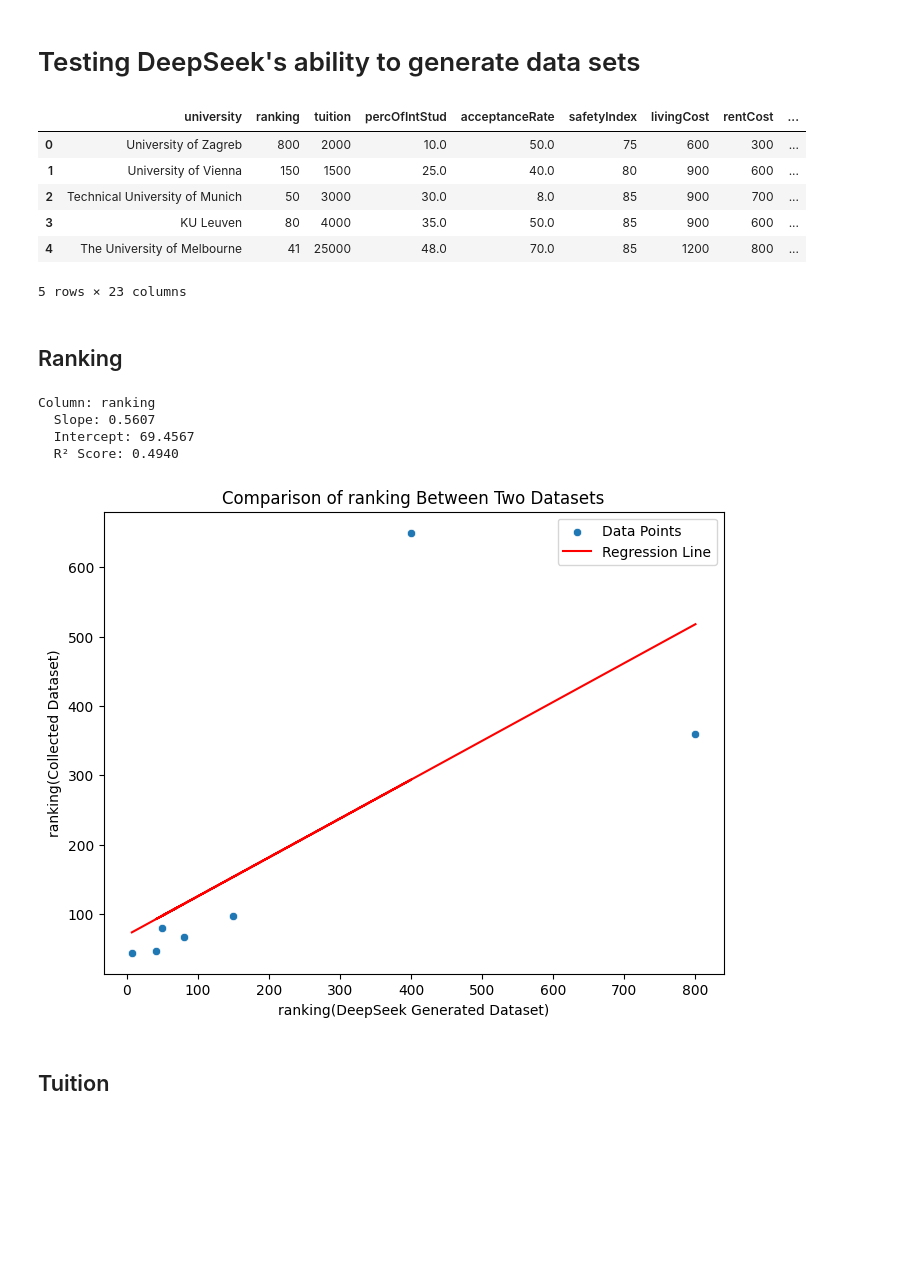
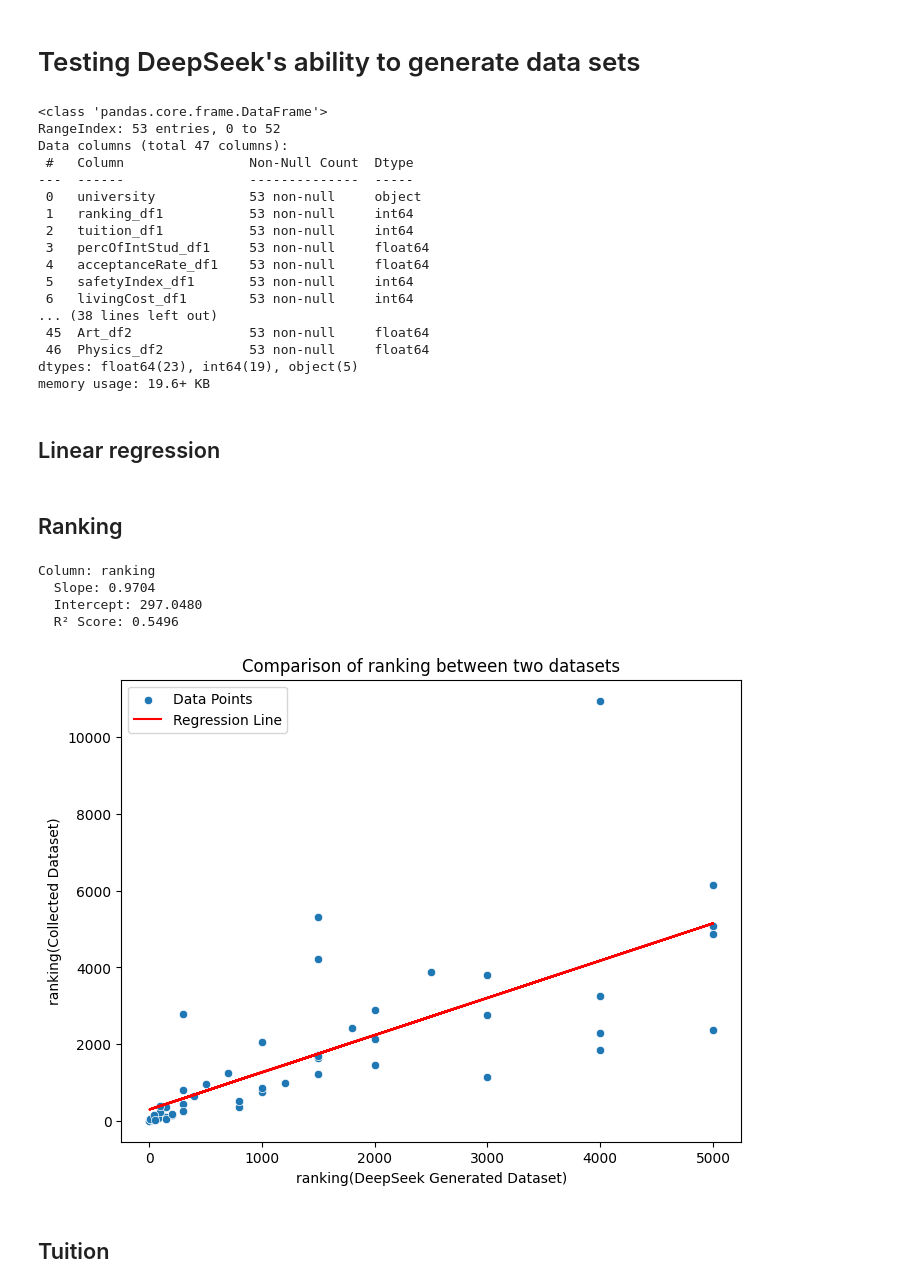
Before and after one commit to IvanDzanija/UniMatch, a Jupyter notebook: datasets/notebooks/deepseekComparison.ipynb, the cells around one changed output. Cells and saved outputs as stored; diff of their text form; code cells hidden in the pictures; blank space fills up the shorter version.

```diff
--- a/datasets/notebooks/deepseekComparison.ipynb
+++ b/datasets/notebooks/deepseekComparison.ipynb
@@ -15,18 +16,28 @@ compDF = pd.read_csv("../completeDatasets/pricesComplete.csv")
 # dsDF.info()
 # compDF.info()
 
-dsDF["university"] = dsDF['university'].str.replace(r"\s*\(.*\)", "", regex=True)
 for col in ["acceptanceRate", "percOfIntStud"]:
     dsDF[col] = dsDF[col].str.replace('%', '', regex=False).astype(float)
 
 merged_df = dsDF.merge(compDF, on="university", suffixes=("_df1", "_df2"))
-regressor = LinearRegression()
-r2_scores = {}
+merged_df.info()
 # %% [output]
-|  | university | ranking | tuition | percOfIntStud | acceptanceRate | safetyIndex | livingCost | rentCost | ... |
-| 0 | University of Zagreb | 800 | 2000 | 10.0 | 50.0 | 75 | 600 | 300 | ... |
-| 1 | University of Vienna | 150 | 1500 | 25.0 | 40.0 | 80 | 900 | 600 | ... |
-| 2 | Technical University of Munich | 50 | 3000 | 30.0 | 8.0 | 85 | 900 | 700 | ... |
-| 3 | KU Leuven | 80 | 4000 | 35.0 | 50.0 | 85 | 900 | 600 | ... |
-| 4 | The University of Melbourne | 41 | 25000 | 48.0 | 70.0 | 85 | 1200 | 800 | ... |
-5 rows × 23 columns
+<class 'pandas.core.frame.DataFrame'>
+RangeIndex: 53 entries, 0 to 52
+Data columns (total 47 columns):
+ #   Column                Non-Null Count  Dtype
+---  ------                --------------  -----
+ 0   university            53 non-null     object
+ 1   ranking_df1           53 non-null     int64
+ 2   tuition_df1           53 non-null     int64
+ 3   percOfIntStud_df1     53 non-null     float64
+ 4   acceptanceRate_df1    53 non-null     float64
+ 5   safetyIndex_df1       53 non-null     int64
+ 6   livingCost_df1        53 non-null     int64
+... (38 lines left out)
+ 45  Art_df2               53 non-null     float64
+ 46  Physics_df2           53 non-null     float64
+dtypes: float64(23), int64(19), object(5)
+memory usage: 19.6+ KB
+# %% [markdown]
+## Linear regression
@@ -35,37 +49,48 @@ r2_scores = {}
 # %%
 column = "ranking"
 
-X = merged_df[[column + '_df1']].values
-y = merged_df[column + '_df2'].values
+X_init = merged_df[[column + '_df1']].values
+y_init = merged_df[column + '_df2'].values
+
+X = list()
+y = list()
+columnX = list()
+columnY = list()
+for index in range(len(X_init)):
+    if math.isnan(X_init[index][0]) or math.isnan(y_init[index]):
+        continue
+    else:
+        X.append(X_init[index])
+        y.append(y_init[index])
+        columnX.append(X_init[index][0])
+        columnY.append(y_init[index])
 
 regressor.fit(X, y)
 y_pred = regressor.predict(X)
 
 r2 = r2_score(y, y_pred)
 r2_scores[column] = r2
 
 print(f"Column: {column}")
 print(f"  Slope: {regressor.coef_[0]:.4f}")
 print(f"  Intercept: {regressor.intercept_:.4f}")
 print(f"  R² Score: {r2:.4f}\n")
 
 plt.figure(figsize=(8, 6))
-columnX = column + "_df1"
-columnY = column + "_df2"
-sns.scatterplot(x=merged_df[columnX], y=merged_df[columnY], label='Data Points')
-plt.plot(merged_df[columnX], y_pred, color='red', label='Regression Line')
+sns.scatterplot(x= columnX , y = columnY, label='Data Points')
+plt.plot(columnX, y_pred, color='red', label='Regression Line')
 
 plt.xlabel(column + "(DeepSeek Generated Dataset)")
 plt.ylabel(column + "(Collected Dataset)")
 plt.title("Comparison of " + column + " between two datasets")
 plt.legend()
 plt.show()
 # %% [output]
 Column: ranking
-  Slope: 0.5607
-  Intercept: 69.4567
-  R² Score: 0.4940
+  Slope: 0.9704
+  Intercept: 297.0480
+  R² Score: 0.5496
-[figure, old version]
+[figure, new version]
 # %% [markdown]
 ## Tuition
 # %%
```
Also changed, not shown: parts of 12 cells of this notebook, 1 other file.
